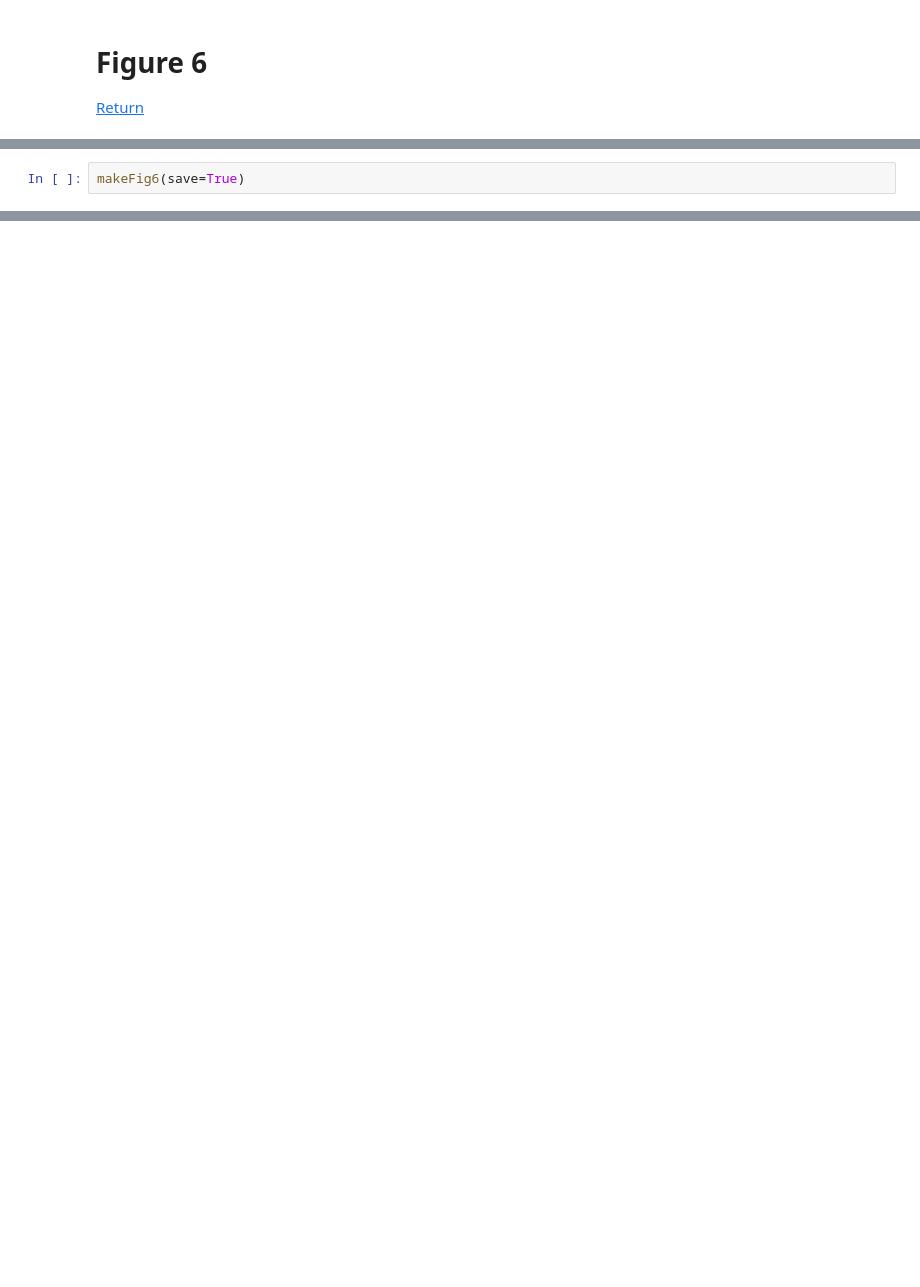
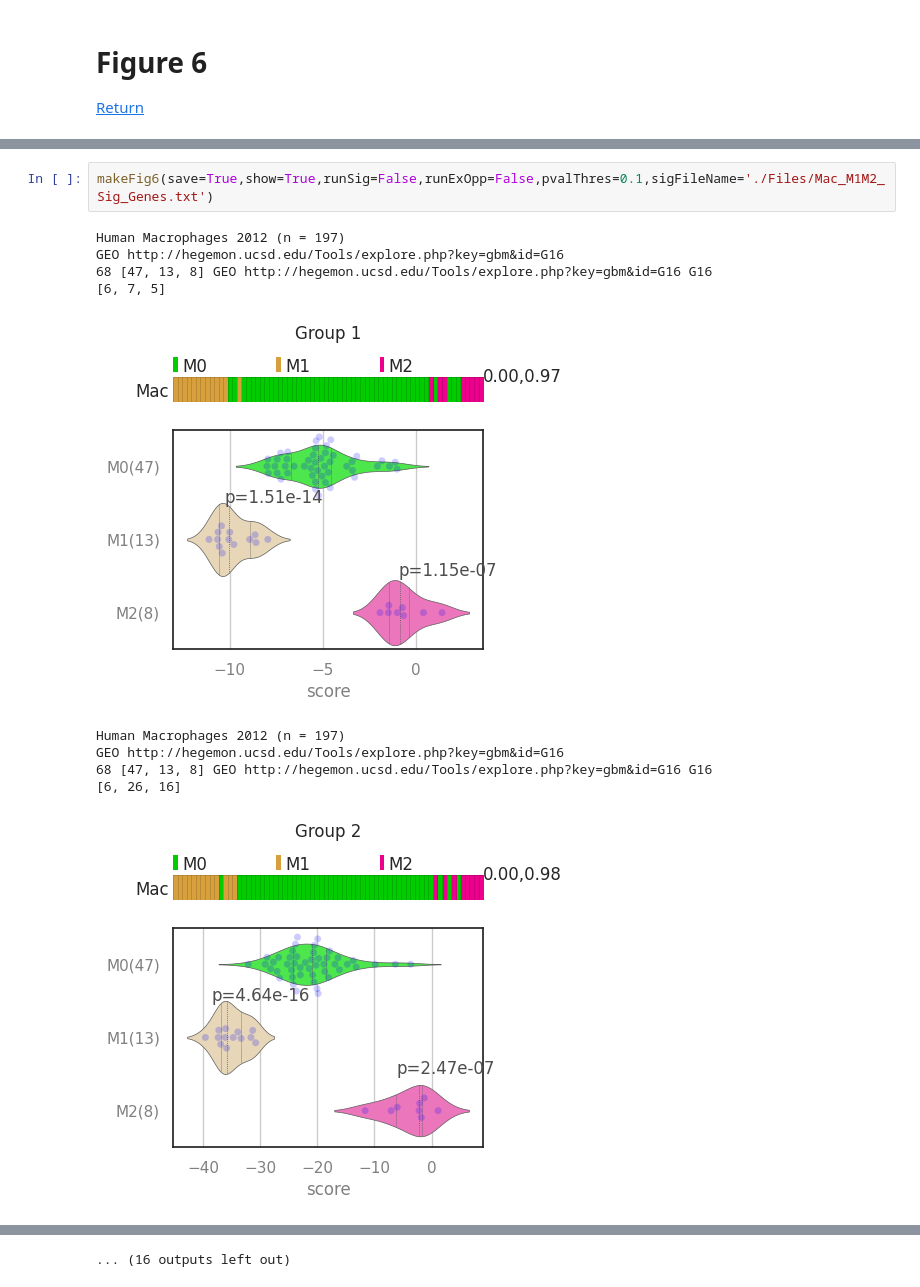
Before and after one commit to YoyoVosko/MacrophagesOntheRun, a Jupyter notebook: Macrophages_On_The_Run_Make_Figures_Code.ipynb, the cells around one changed output, grey strips where cells are left out. Drawn from its saved outputs; the diff is of its cells as text; blank space fills up the shorter version.

```diff
--- a/Macrophages_On_The_Run_Make_Figures_Code.ipynb
+++ b/Macrophages_On_The_Run_Make_Figures_Code.ipynb
@@ -5328,5 +2880,16 @@ def makeFig6(save=False,show=True):
     if save:
         pdf.close()
     return
-# %%
-makeFig6(save=True)
+# %%
+makeFig6(save=True,show=True,runSig=False,runExOpp=False,pvalThres=0.1,sigFileName='./Files/Mac_M1M2_Sig_Genes.txt')
+# %% [output]
+Human Macrophages 2012 (n = 197)
+GEO http://hegemon.ucsd.edu/Tools/explore.php?key=gbm&id=G16
+68 [47, 13, 8] GEO http://hegemon.ucsd.edu/Tools/explore.php?key=gbm&id=G16 G16
+[6, 7, 5]
+[figure, added]
+Human Macrophages 2012 (n = 197)
+GEO http://hegemon.ucsd.edu/Tools/explore.php?key=gbm&id=G16
+68 [47, 13, 8] GEO http://hegemon.ucsd.edu/Tools/explore.php?key=gbm&id=G16 G16
+[6, 26, 16]
+[figure, added]
@@ -5332,0 +2954 @@ makeFig6(save=True)
+... (16 outputs left out)
```
Also changed, not shown: parts of 20 cells of this notebook, 27 other files.
